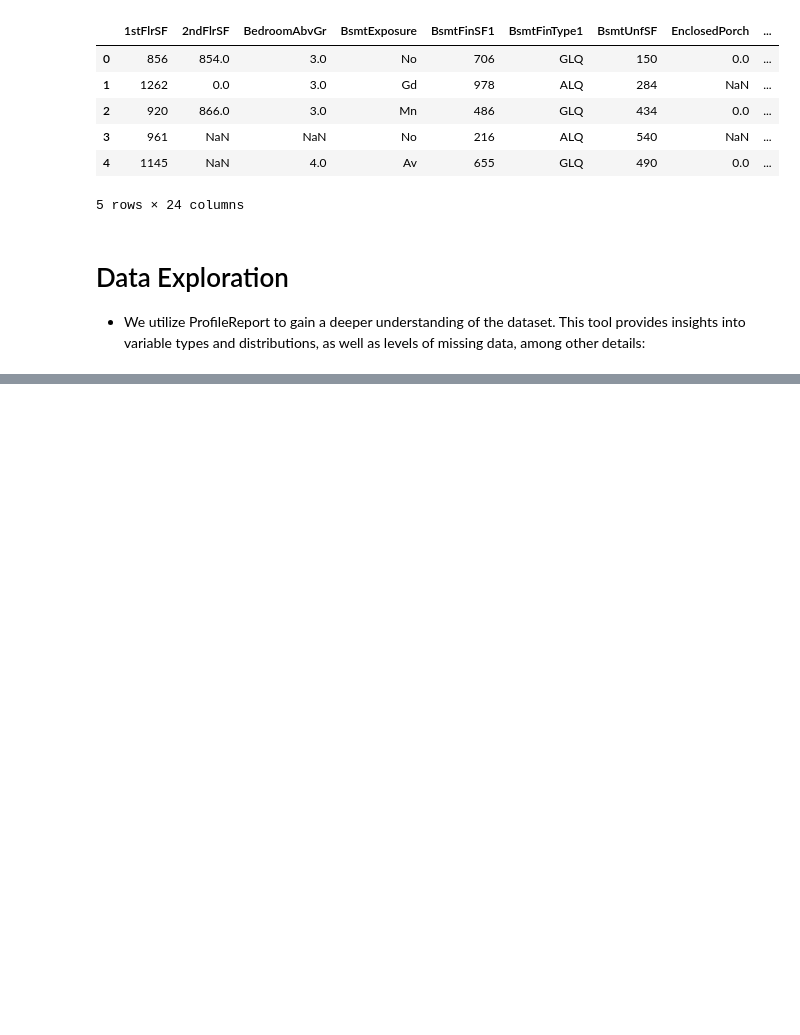
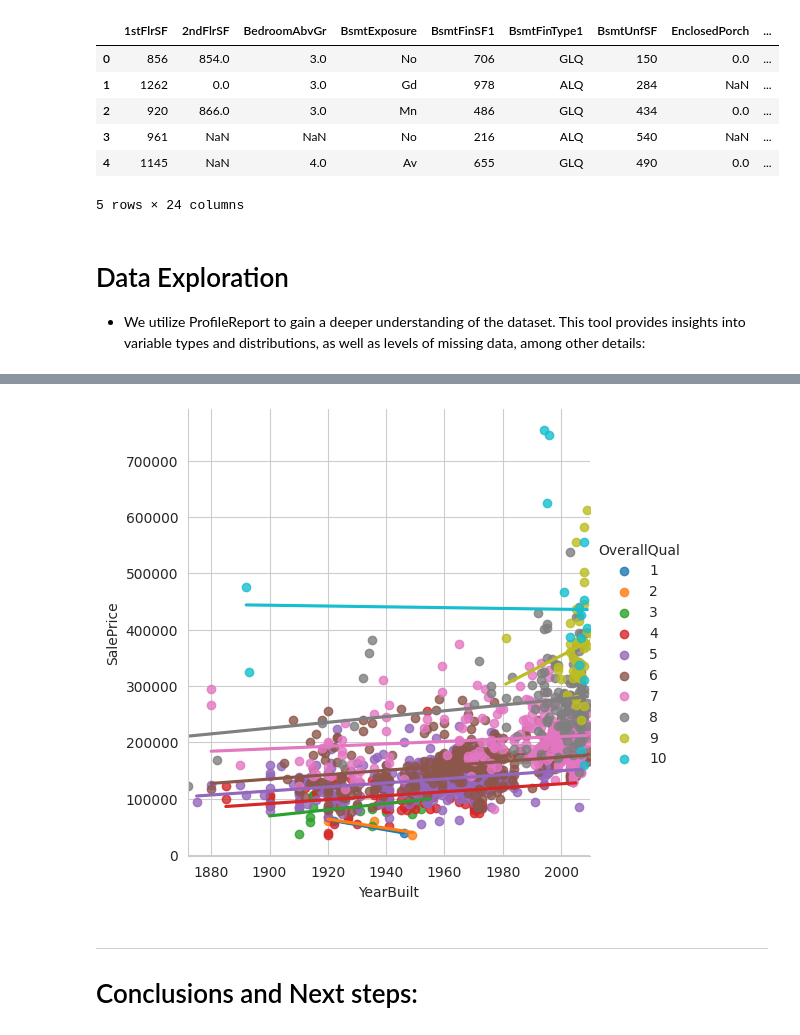
Before and after one commit to blackcatten/Heritage-Housing-project--Predictive-Analytics, a Jupyter notebook: jupyter_notebooks/02_PropertySalePrices.ipynb, the cells around one changed output, grey strips where cells are left out. Cells and saved outputs as stored; diff of their text form; code cells hidden in the pictures; blank space fills up the shorter version.

```diff
--- a/jupyter_notebooks/02_PropertySalePrices.ipynb
+++ b/jupyter_notebooks/02_PropertySalePrices.ipynb
@@ -75,0 +163,8 @@ profile.to_notebook_iframe()
+# %%
+sns.lmplot(data=df, x="YearBuilt", y="SalePrice", ci=None, hue='OverallQual' )
+plt.show()
+# %% [output]
+[figure, added]
+# %% [markdown]
+___
+# Conclusions and Next steps:
```
Also changed, not shown: parts of 19 cells of this notebook, 1 other file.
